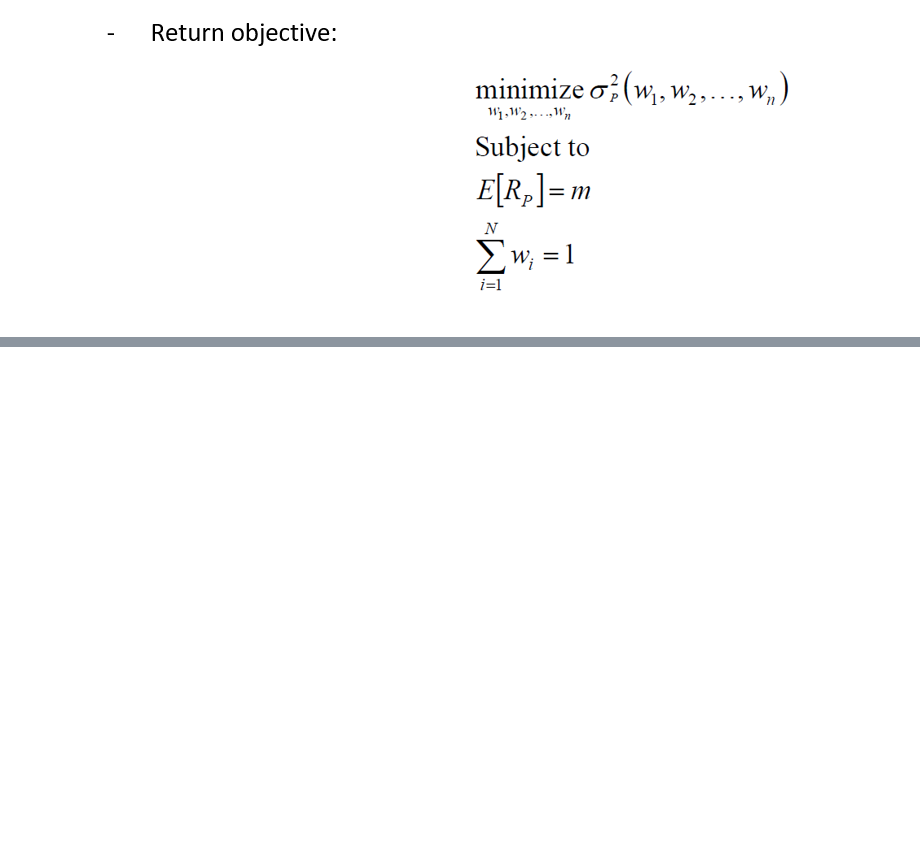
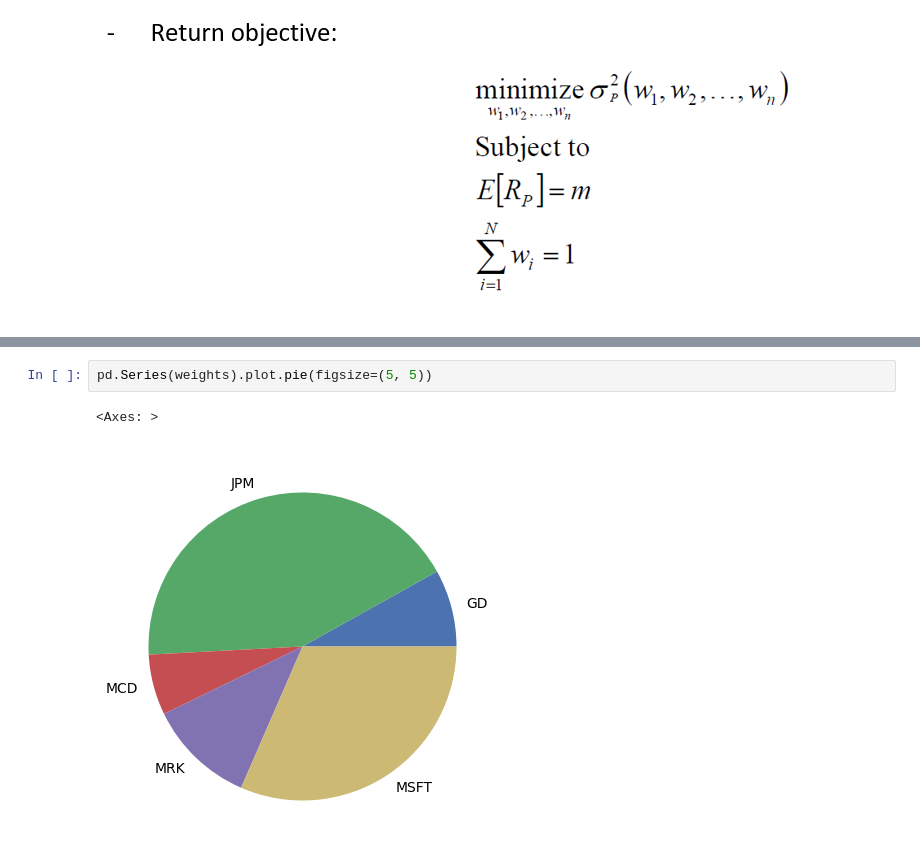
Before and after one commit to AlienX77-cmd/Computational-Finance, a Jupyter notebook: Computational_Finance_Homework_4_Portfolio_Optimization_Programing_6310505688_Kittipak.ipynb, the cells around one changed output, grey strips where cells are left out. Cells and saved outputs as stored; diff of their text form; blank space fills up the shorter version.

```diff
--- a/Computational_Finance_Homework_4_Portfolio_Optimization_Programing_6310505688_Kittipak.ipynb
+++ b/Computational_Finance_Homework_4_Portfolio_Optimization_Programing_6310505688_Kittipak.ipynb
@@ -176,0 +319,5 @@ df_MSFT.head(5)
+# %%
+pd.Series(weights).plot.pie(figsize=(5, 5))
+# %% [output]
+<Axes: >
+[figure, added]
```
Also changed, not shown: parts of 28 cells of this notebook.
